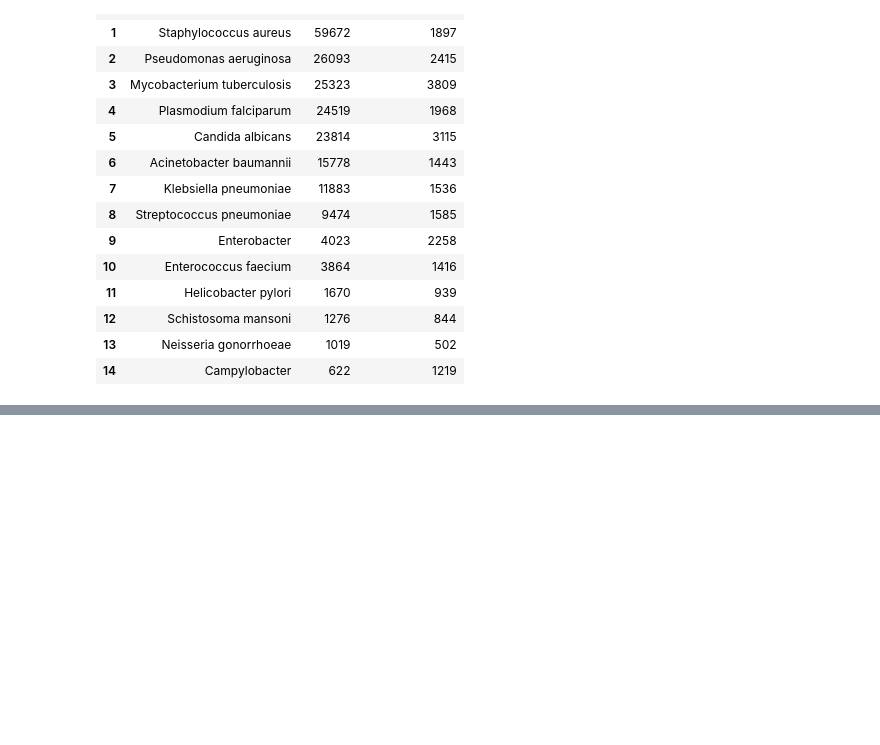
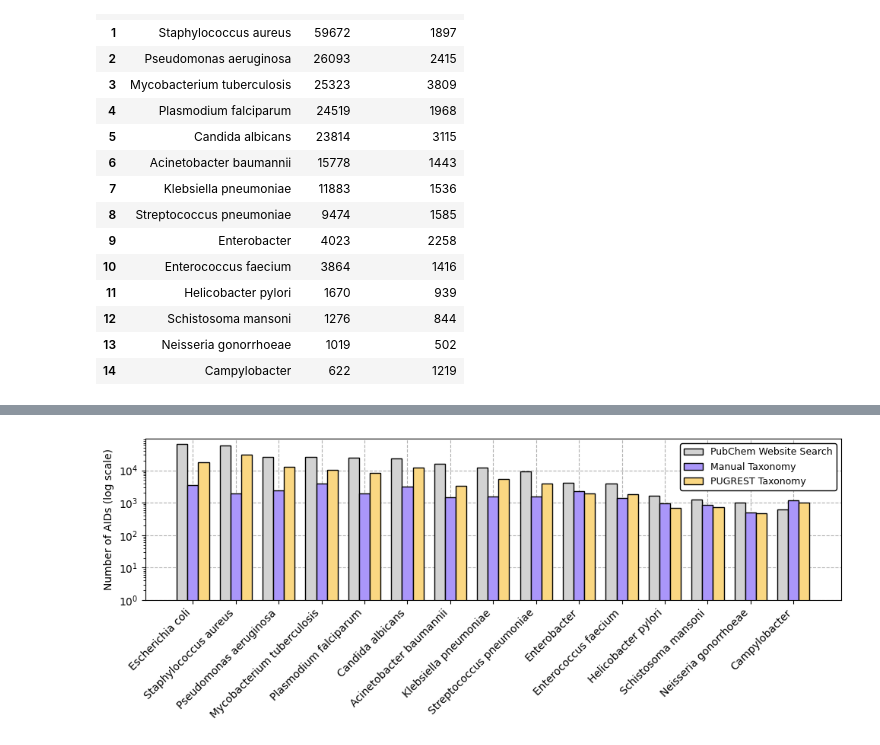
Before and after one commit to ersilia-os/pubchem-antimicrobial-tasks, a Jupyter notebook: notebooks/001_pathogens_of_interest_taxid.ipynb, the cells around one changed output, grey strips where cells are left out. Cells and saved outputs as stored; diff of their text form; code cells hidden in the pictures; blank space fills up the shorter version.

Commit message:
PUGREST counts + Aid2Taxod counts

```diff
--- a/notebooks/001_pathogens_of_interest_taxid.ipynb
+++ b/notebooks/001_pathogens_of_interest_taxid.ipynb
@@ -356,0 +486,11 @@ AIDs_pathogen
+# %%
+# Merge with previous AID counts
+pugrest_counts_df = (pd.DataFrame(pugrest_counts.items(), columns=["Pathogen", "PUGREST_AIDs"]))
+
+AIDs_pathogen = AIDs_pathogen.merge(
+    pugrest_counts_df,
+    on="Pathogen",
+    how="left"   # keep all pathogens from AIDs_pathogen
+)
+
+AIDs_pathogen
@@ -356,0 +516,58 @@ AIDs_pathogen
+# %%
+# Extract arrays
+labels = AIDs_pathogen["Pathogen"].values
+UI_AIDs = AIDs_pathogen["UI_AIDs"].values
+Taxonomy_AIDs = AIDs_pathogen["Taxonomy_AIDs"].values
+PUGREST_AIDs = AIDs_pathogen["PUGREST_AIDs"].values
+
+N = len(labels)
+x = np.arange(N)
+
+bar_width = 0.25
+
+plt.figure(figsize=(10, 4))
+
+plt.bar(
+    x - bar_width,
+    UI_AIDs,
+    width=bar_width,
+    color="#D2D2D2",
+    ec="black",
+    zorder=2,
+    label="PubChem Website Search"
+)
+
+plt.bar(
+    x,
+    Taxonomy_AIDs,
+    width=bar_width,
+    color="#AA96FA",
+    ec="black",
+    zorder=2,
+    label="Manual Taxonomy"
+)
+
+plt.bar(
+    x + bar_width,
+    PUGREST_AIDs,
+    width=bar_width,
+    color="#FAD782",
+    ec="black",
+    zorder=2,
+    label="PUGREST Taxonomy"
+)
+
+# Aesthetics
+plt.yscale("log")
+plt.ylim([1, UI_AIDs.max() * 1.5])
+
+plt.xticks(x, labels, rotation=45, ha="right")
+plt.ylabel("Number of AIDs (log scale)")
+
+plt.grid(linestyle="--", zorder=1)
+plt.legend(loc="upper right", framealpha=1, edgecolor="k", prop={"size": 9})
+
+plt.tight_layout()
+plt.show()
+# %% [output]
+[figure, added]
```
Also changed, not shown: parts of 16 cells of this notebook.
